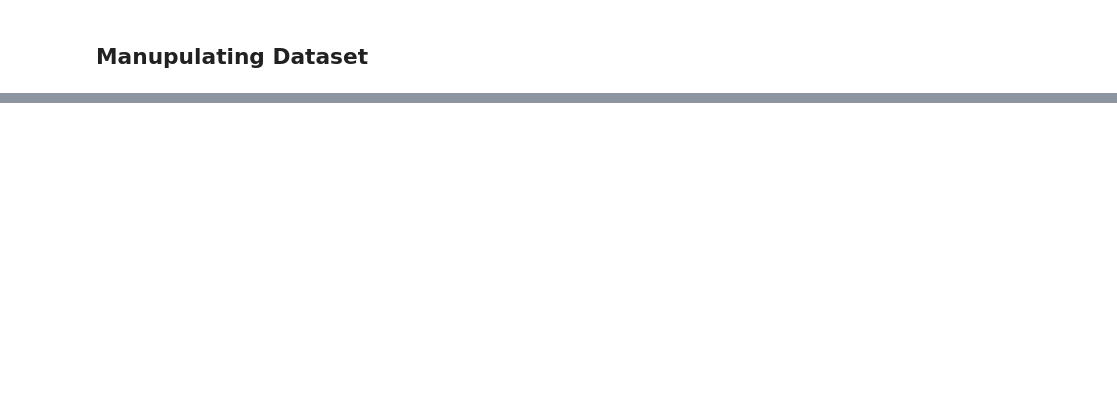
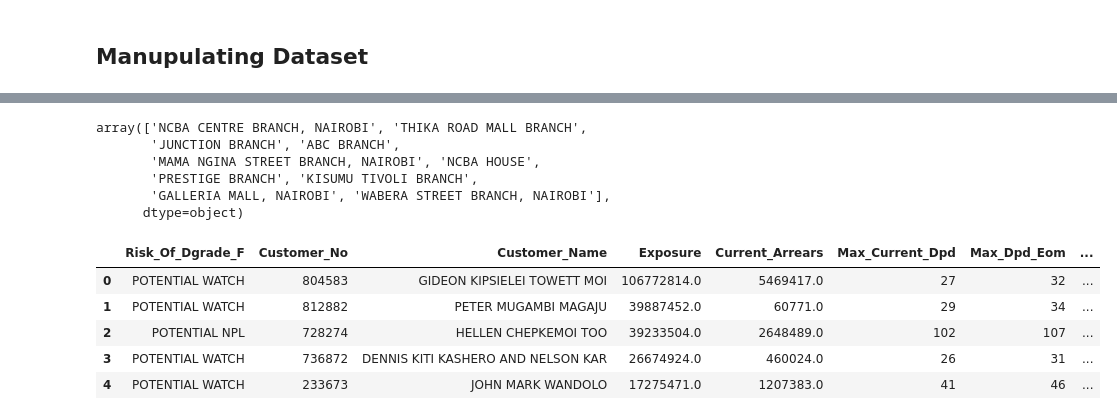
Before and after one commit to KaiFa254/Full_Quick_Python_Self_Practice, a Jupyter notebook: Python_quick_practice.ipynb, the cells around one changed output, grey strips where cells are left out. Cells and saved outputs as stored; diff of their text form; code cells hidden in the pictures; blank space fills up the shorter version.

```diff
--- a/Python_quick_practice.ipynb
+++ b/Python_quick_practice.ipynb
@@ -468,0 +523,25 @@ memory usage: 440.0+ KB
+# %%
+# using loc
+
+
+data.loc[:,"Branch_Name"].unique()[:10]
+# %% [output]
+array(['NCBA CENTRE BRANCH, NAIROBI', 'THIKA ROAD MALL BRANCH',
+       'JUNCTION BRANCH', 'ABC BRANCH',
+       'MAMA NGINA STREET BRANCH, NAIROBI', 'NCBA HOUSE',
+       'PRESTIGE BRANCH', 'KISUMU TIVOLI BRANCH',
+       'GALLERIA MALL, NAIROBI', 'WABERA STREET BRANCH, NAIROBI'],
+      dtype=object)
+# %%
+# Settin Values
+
+data['Risk_code'] = np.where(data['Risk_Of_Dgrade_F'] == 'POTENTIAL WATCH', 1,0)
+
+data.head()
+# %% [output]
+|  | Risk_Of_Dgrade_F | Customer_No | Customer_Name | Exposure | Current_Arrears | Max_Current_Dpd | Max_Dpd_Eom | ... |
+| 0 | POTENTIAL WATCH | 804583 | GIDEON KIPSIELEI TOWETT MOI | 106772814.0 | 5469417.0 | 27 | 32 | ... |
+| 1 | POTENTIAL WATCH | 812882 | PETER MUGAMBI MAGAJU | 39887452.0 | 60771.0 | 29 | 34 | ... |
+| 2 | POTENTIAL NPL | 728274 | HELLEN CHEPKEMOI TOO | 39233504.0 | 2648489.0 | 102 | 107 | ... |
+| 3 | POTENTIAL WATCH | 736872 | DENNIS KITI KASHERO AND NELSON KAR | 26674924.0 | 460024.0 | 26 | 31 | ... |
+| 4 | POTENTIAL WATCH | 233673 | JOHN MARK WANDOLO | 17275471.0 | 1207383.0 | 41 | 46 | ... |
```
Also changed, not shown: parts of 6 cells of this notebook.
